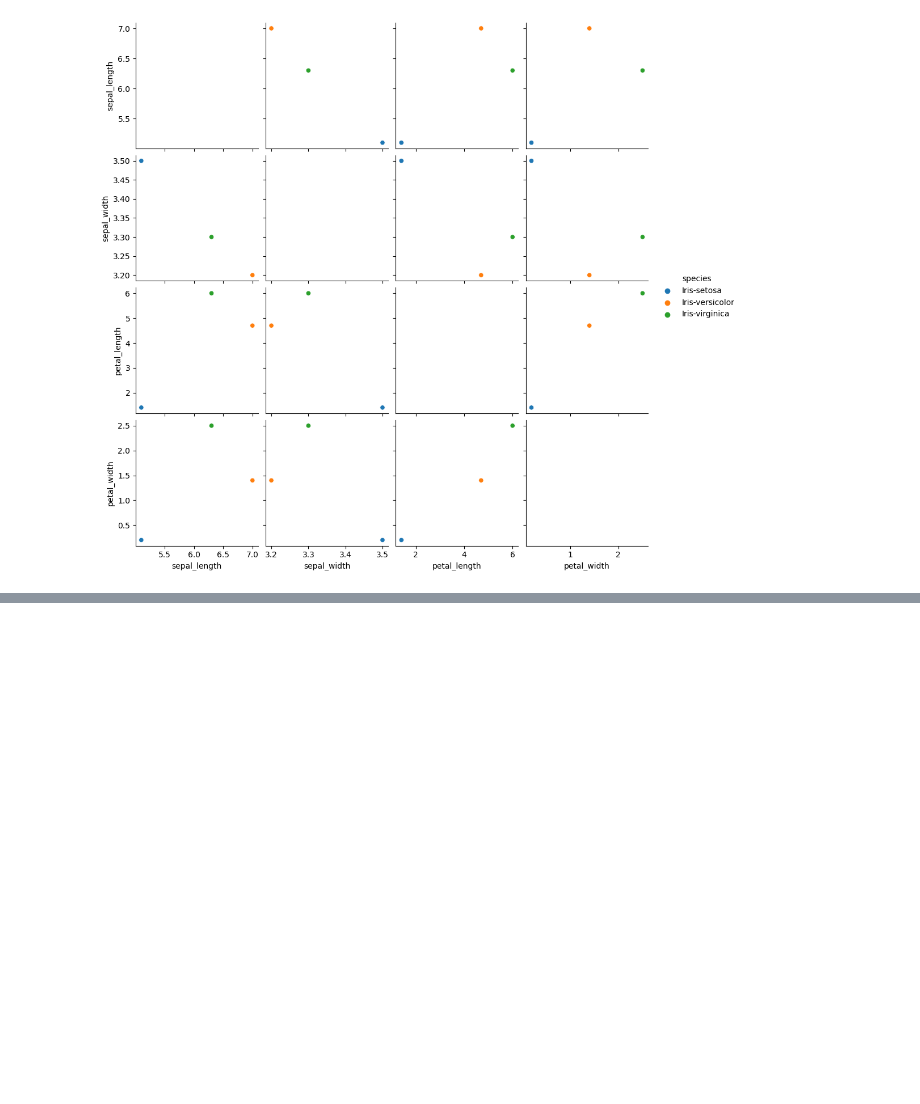
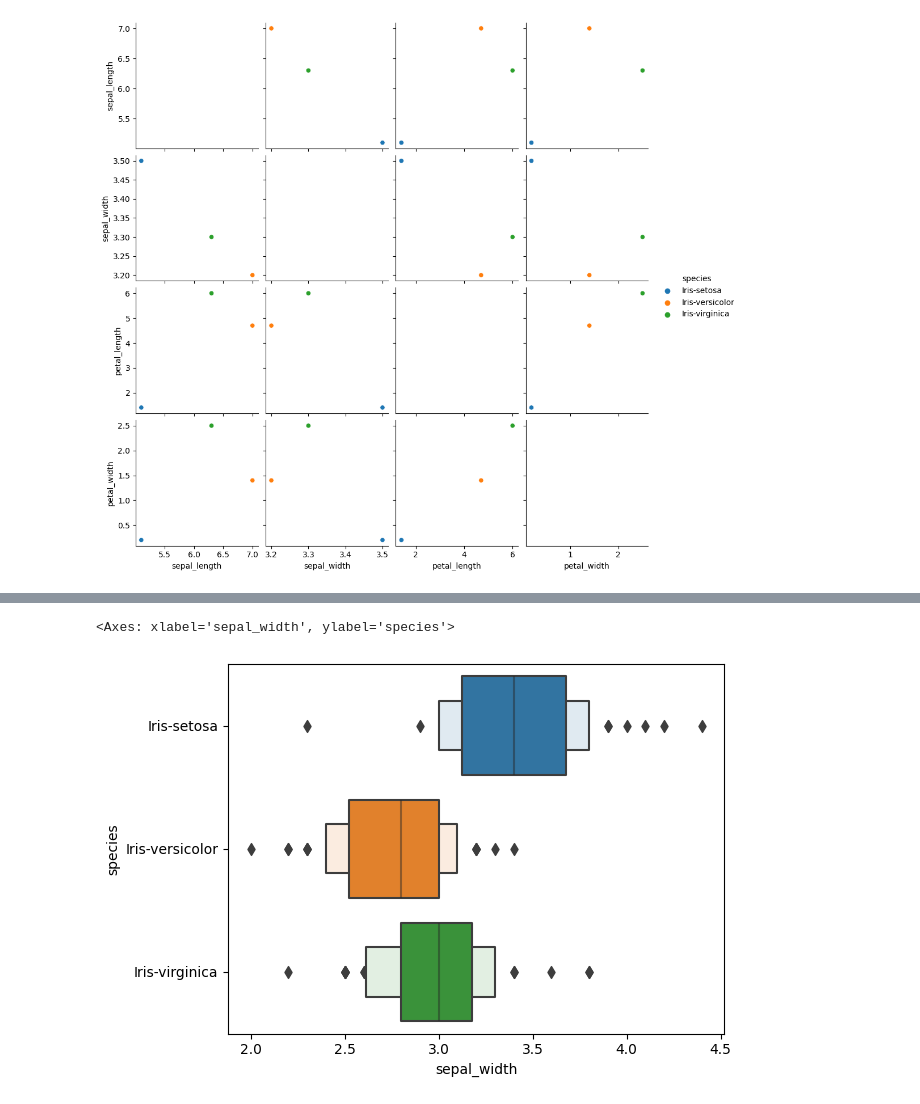
Before and after one commit to hmabubakar313/iris-explore, a Jupyter notebook: iris.ipynb, the cells around one changed output, grey strips where cells are left out. Cells and saved outputs as stored; diff of their text form; code cells hidden in the pictures; blank space fills up the shorter version.

```diff
--- a/iris.ipynb
+++ b/iris.ipynb
@@ -119,0 +171,6 @@ https://gist.github.com/mwaskom/de44147ed2974457ad6372750bbe5751
+# %%
+df = pd.read_csv('IRIS.csv')
+sns.boxenplot(x='sepal_width', y='species', data=df)
+# %% [output]
+<Axes: xlabel='sepal_width', ylabel='species'>
+[figure, added]
```
Also changed, not shown: parts of 5 cells of this notebook.
